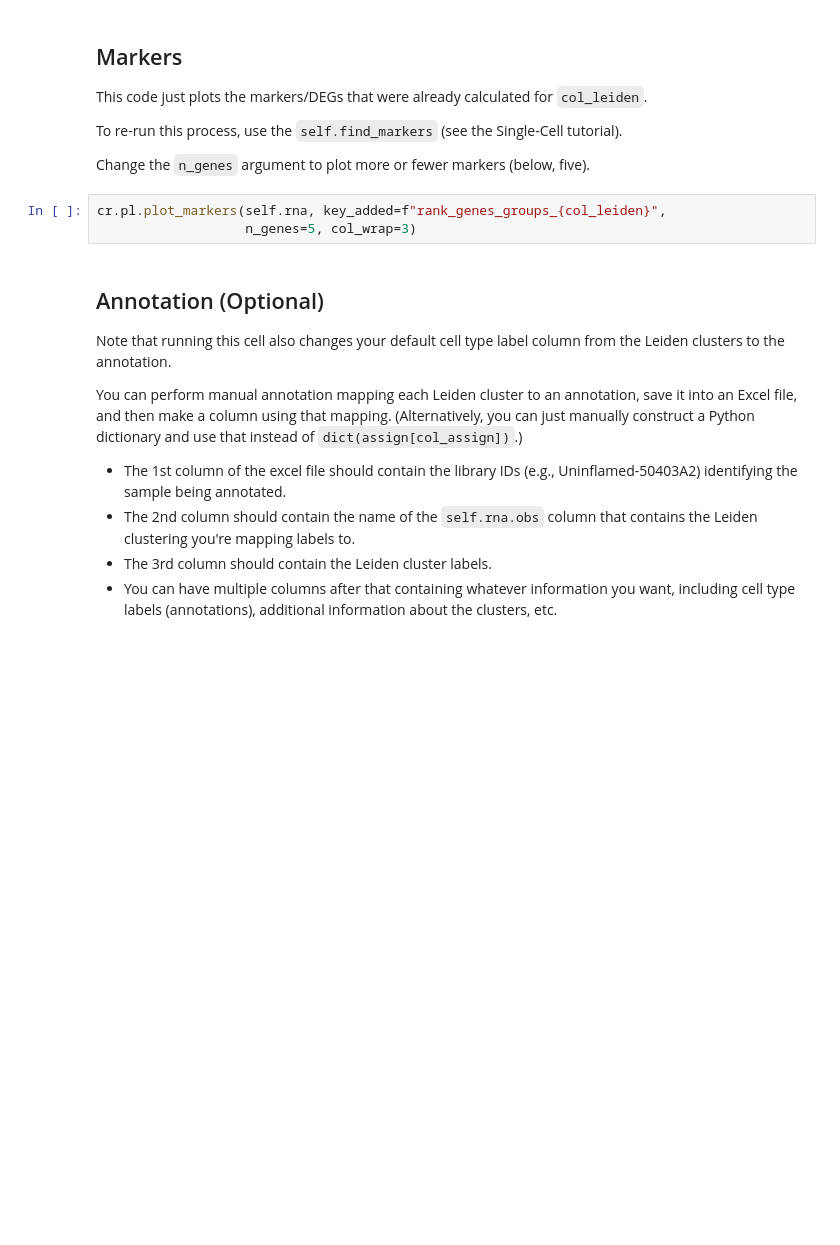
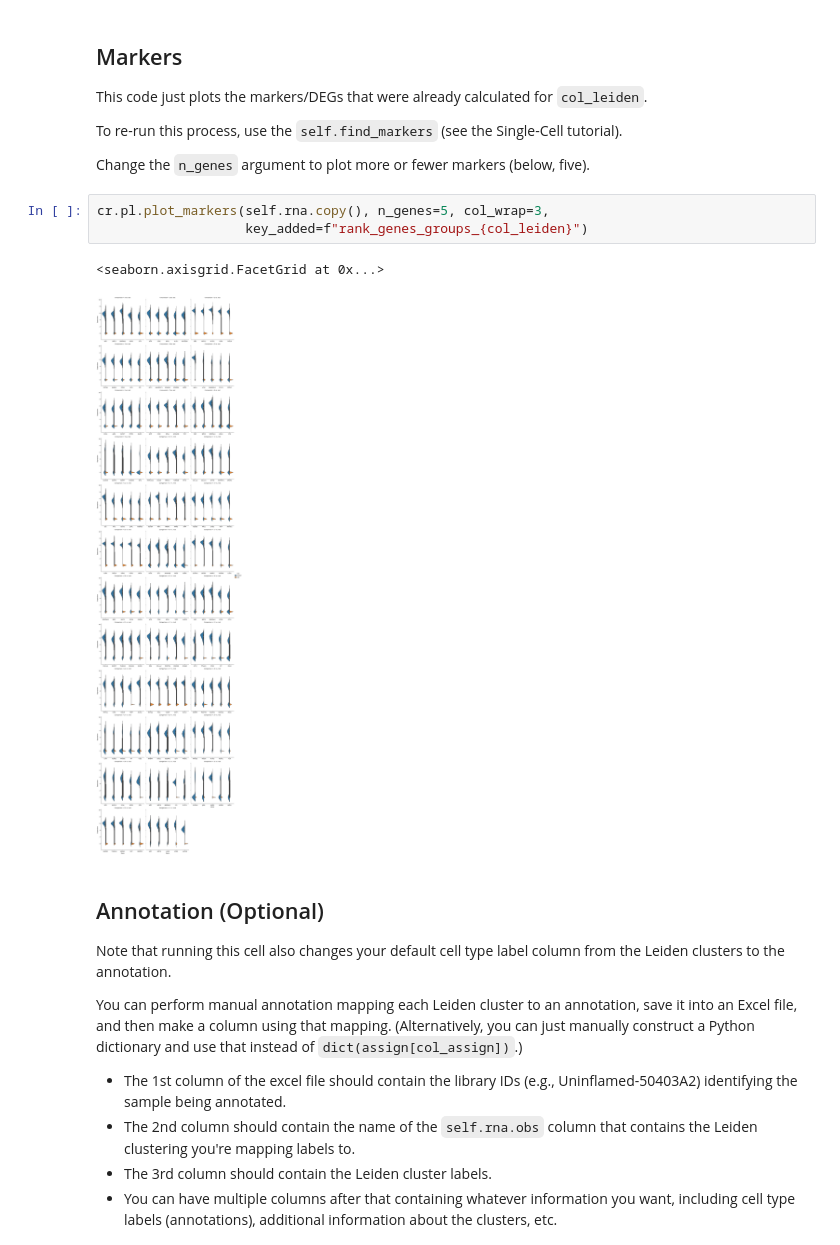
Before and after one commit to ChoBioLab/docs, a Jupyter notebook: docs/Tools/coreSCpy/Tutorials/spatial_simple_object_load.ipynb, the cells around one changed output. Saved outputs shown, nothing was run; the diff lists cells and outputs as text; blank space fills up the shorter version.

```diff
--- a/docs/Tools/coreSCpy/Tutorials/spatial_simple_object_load.ipynb
+++ b/docs/Tools/coreSCpy/Tutorials/spatial_simple_object_load.ipynb
@@ -157,8 +159,11 @@ To re-run this process, use the `self.find_markers` (see the Single-Cell tutoria
 
 Change the `n_genes` argument to plot more or fewer markers (below, five).
 # %%
-cr.pl.plot_markers(self.rna, key_added=f"rank_genes_groups_{col_leiden}",
-                   n_genes=5, col_wrap=3)
+cr.pl.plot_markers(self.rna.copy(), n_genes=5, col_wrap=3,
+                   key_added=f"rank_genes_groups_{col_leiden}")
+# %% [output]
+<seaborn.axisgrid.FacetGrid at 0x...>
+[figure, added]
 # %% [markdown]
 ## Annotation (Optional)
 
```
Also changed, not shown: parts of 15 cells of this notebook, 10 other files.
